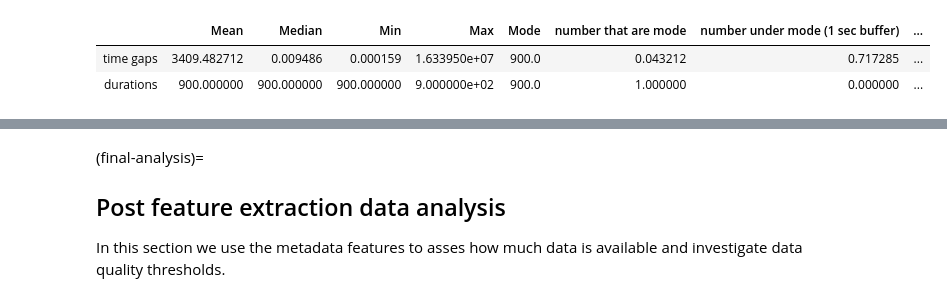
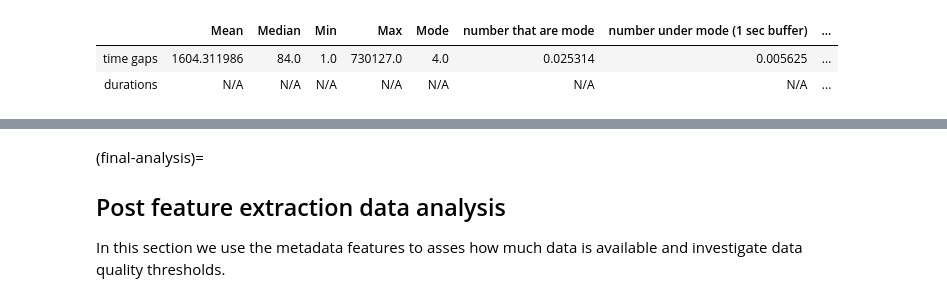
Before and after one commit to MentalHealthMission/data-book, a Jupyter notebook: content/general_template.ipynb, the cells around one changed output, grey strips where cells are left out. Cells and saved outputs as stored; diff of their text form; code cells hidden in the pictures.

```diff
--- a/content/general_template.ipynb
+++ b/content/general_template.ipynb
@@ -93,9 +92,9 @@ folder_path = base_dir / "example_data"
 folder_path_str = str(folder_path) + "/"
 
 # Set input variables
-Folder_structure = 1  # This should be either 1 or 2 (see above)
+Folder_structure = 2  # This should be either 1 or 2 (see above)
 csv_name = (
-    "sensorkit_device_usage"  # The standard name for the csv that contains this data
+    "android_phone_user_interaction"  # The standard name for the csv that contains this data
 )
 site_list = ["test"]  # The names of the subfolders for each site
 input_folder = folder_path_str  # The folder that contains all the site subfolders
@@ -196,31 +180,32 @@ Below is an example of this function being run for `sensorkit_device_usage` data
 # %%
 # Edit this dictionary if you need to filter the data.
 filter_dictionary = {
     # If you wish to only keep datapoints with certain values on specific rows, edit this
     # dictionary and set filter_dict in the function below to filter_dictionary. The keys
     # here are the names of the columns you want to filter by, and the values are the list
     # of acceptable entries for that column.
-    "value.device": ["iPhone"]
+    "col1": [1, 3, 5],
+    "col2": ["A", "C"],
 }
 
 # Call investigate_frequency
 df = calculate_durations.investigate_frequency(
     files_list=files_list,
     thresh=1,  # The threshold used when investigating closeness to mode.
     timestamp_col="value.time",  # Name of timestamp column
     end_time_col=None,  # No end time column, so this has been left as None
-    duration_col="value.duration",  # Name of duration column.
+    duration_col=None,  # Name of duration column.
     convert_to_unix=None,  # Left as the default as timestamp column is already in unix seconds.
-    filter_dict=filter_dictionary,  # Set to the dictionary defined above to filter to just phone data
+    filter_dict=None,  # Set to the dictionary defined above to filter to just phone data
     df_adjustment_args=[None],  # No adjustments necessary for this data type.
 )
 
 # Show results
 html_table = df.to_html(index=False)
 styled_html = f"<div style='font-size:14px'>{html_table}</div>"
 display(HTML(styled_html))
 # %% [output]
 |  | Mean | Median | Min | Max | Mode | number that are mode | number under mode (1 sec buffer) | ... |
-| time gaps | 3409.482712 | 0.009486 | 0.000159 | 1.633950e+07 | 900.0 | 0.043212 | 0.717285 | ... |
-| durations | 900.000000 | 900.000000 | 900.000000 | 9.000000e+02 | 900.0 | 1.000000 | 0.000000 | ... |
+| time gaps | 1604.311986 | 84.0 | 1.0 | 730127.0 | 4.0 | 0.025314 | 0.005625 | ... |
+| durations | N/A | N/A | N/A | N/A | N/A | N/A | N/A | ... |
 # %% [markdown]
```
Also changed, not shown: parts of 13 cells of this notebook, 4 other files.
